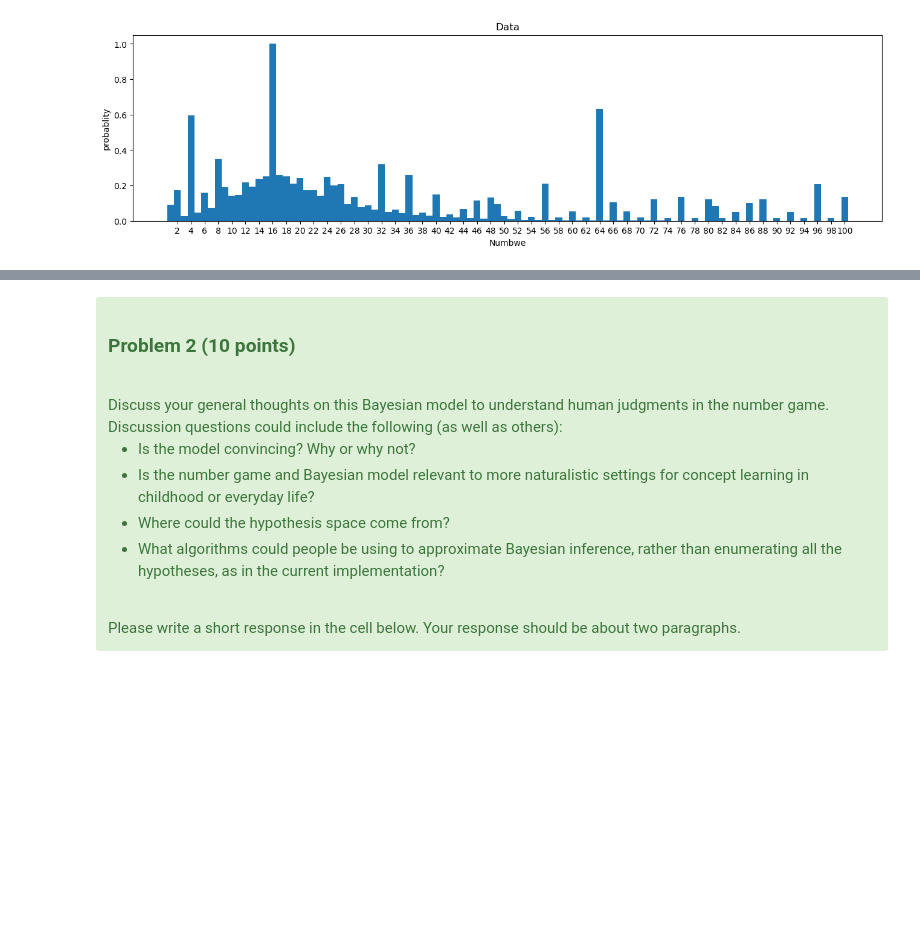
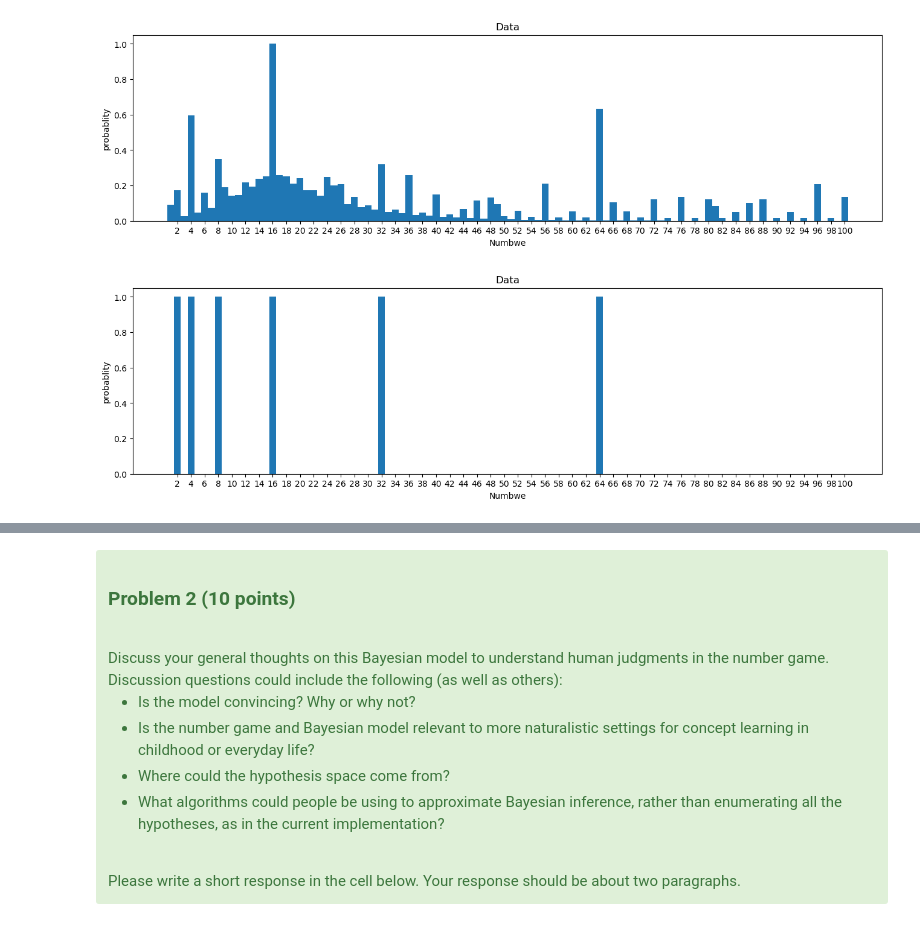
Before and after one commit to xz4535/1016, a Jupyter notebook: homeworks/homework-Bayes/Homework-Bayes-A(1).ipynb, the cells around one changed output, grey strips where cells are left out. Cells and saved outputs as stored; diff of their text form; code cells hidden in the pictures; blank space fills up the shorter version.

```diff
--- a/homeworks/homework-Bayes/Homework-Bayes-A(1).ipynb
+++ b/homeworks/homework-Bayes/Homework-Bayes-A(1).ipynb
@@ -213,6 +213,7 @@ Tip: For probabilistic modeling in general, we like to compute probabilities in
 import matplotlib.pyplot as plt
 mylambda=2./3
 
+#A function for computing the log-likelihood of a set of numbers X given a particular hypothesis h
 # P(X|h) = P(D|theta)  p(2,4,6|even)=  (1/50)^3=(1/|h|)^|X|  to |X|*-log(|h|)
 def log_likelihood(X,h):
     if set(X).issubset(set(h)):
@@ -220,12 +221,13 @@ def log_likelihood(X,h):
     else:
         return -999999
 
-# define logposterior function
-# P(h|X)
-def log_posteriror(X):
+# A function for computing the log-posterior over all hypotheses h given a set of numbers X that were sampled from h
+def log_posterior(X):
+    #log prior probability
     h_set_math, log_prior_math = generate_math_hypotheses(mylambda)
     h_set_int, log_prior_int = generate_interval_hypotheses(1-mylambda)
     record=[]
+    #P(h|X)
     for k in range(len(h_set_math)):
         h=h_set_math[k]
         log_prior=log_prior_math[k]
@@ -233,31 +235,28 @@ def log_posteriror(X):
     for k in range(len(h_set_int)):
         h=h_set_int[k]
         log_prior=log_prior_int[k]
-        record.append(log_prior+ll(X,h))
+        record.append(log_prior+log_likelihood(X,h))
     A=np.exp(record)
     A2=np.log(np.sum(A))
     result=record-A2
     return h_set_math+h_set_int, result
 
-#y
-def value_y(y,h):
-    y=int(y)
-    if y in h:
-        return 0
-    else:
-        return -100000
-
-# calculate result
-def predict_result(y,X):
-    hset,logp=log_posteriror(X)
-    prob=0
+#predict
+def predict_result(y, X):
+    hset, logp = log_posterior(X)
+    prob = 0
+    y_int = int(y)  # Convert y to integer
     for k in range(len(hset)):
-        h=hset[k]
-        prob+=np.exp(logp[k]+value_y(y,h))
-    predict=prob
+        h = hset[k]
+        if y_int in h:
+            value = 0  # y is in h, so no penalty
+        else:
+            value = -999999
+        prob += np.exp(logp[k] + value)
+    predict = prob
     return predict
 
-
+#making plot
 def graph(X):
     ys=[1,]*x_max
     pred=[1,]*x_max
@@ -277,3 +276,8 @@ X=[16,]
 graph(X)
 # %% [output]
 [figure]
+# %%
+X=[16,8,2,64]
+graph(X)
+# %% [output]
+[figure, added]
```
Also changed, not shown: parts of 7 cells of this notebook.
